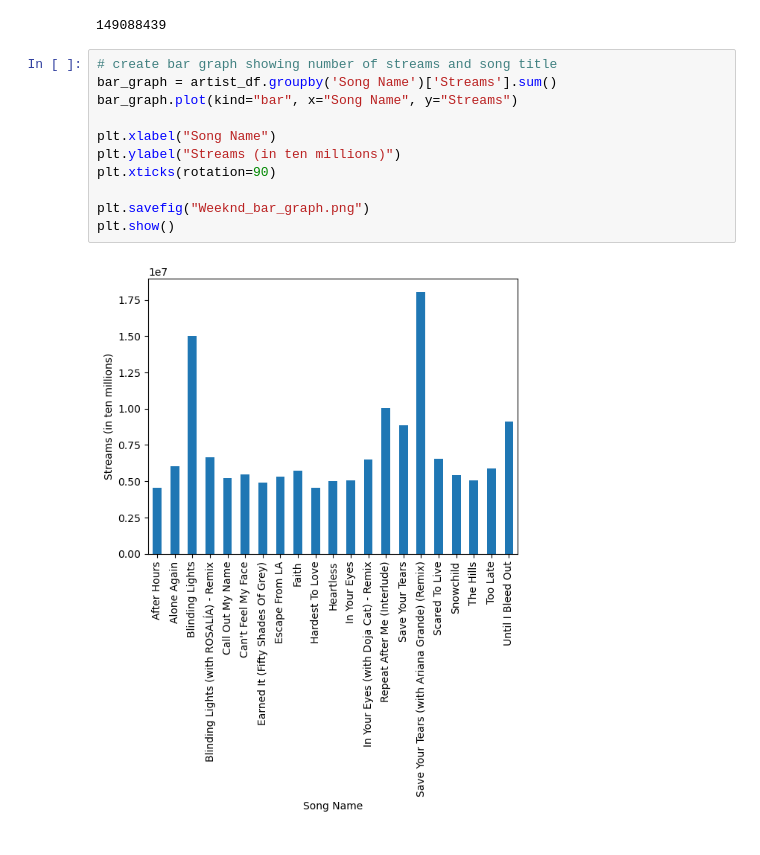
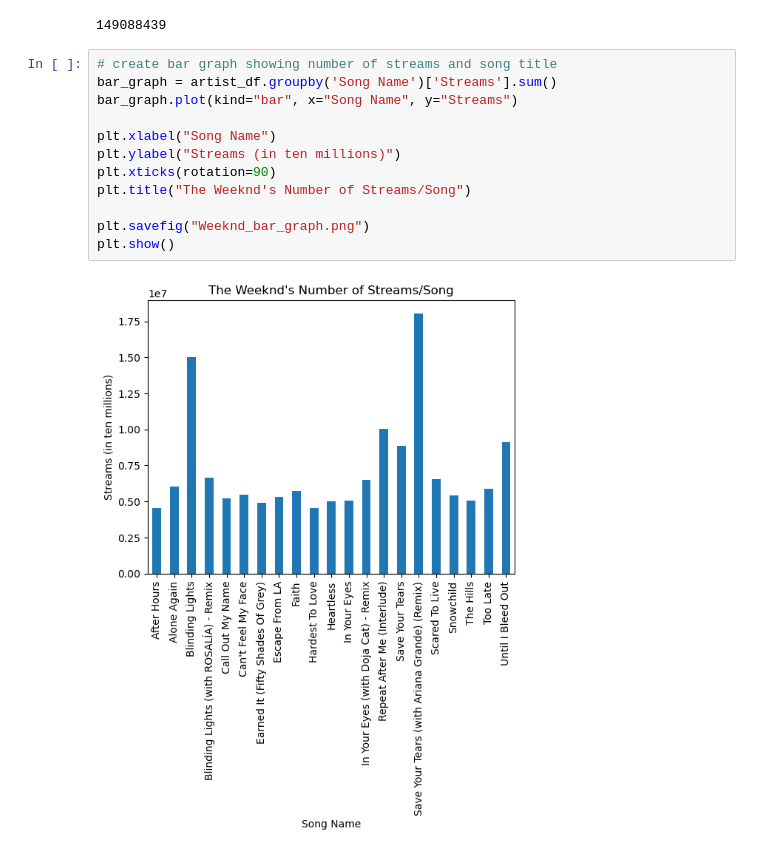
Before and after one commit to AoSxOrca/Project-1, a Jupyter notebook: Project_1_Audrey_Notebook.ipynb, the cells around one changed output. Saved outputs shown, nothing was run; the diff lists cells and outputs as text.

Commit message:
chart updates

```diff
--- a/Project_1_Audrey_Notebook.ipynb
+++ b/Project_1_Audrey_Notebook.ipynb
@@ -106,13 +106,14 @@ Weeknd_total_streams
 # %%
 # create bar graph showing number of streams and song title
 bar_graph = artist_df.groupby('Song Name')['Streams'].sum()
 bar_graph.plot(kind="bar", x="Song Name", y="Streams")
 
 plt.xlabel("Song Name")
 plt.ylabel("Streams (in ten millions)")
 plt.xticks(rotation=90)
+plt.title("The Weeknd's Number of Streams/Song")
 
 plt.savefig("Weeknd_bar_graph.png")
 plt.show()
 # %% [output]
-[figure, old version]
+[figure, new version]
```
Also changed, not shown: 1 other file.
